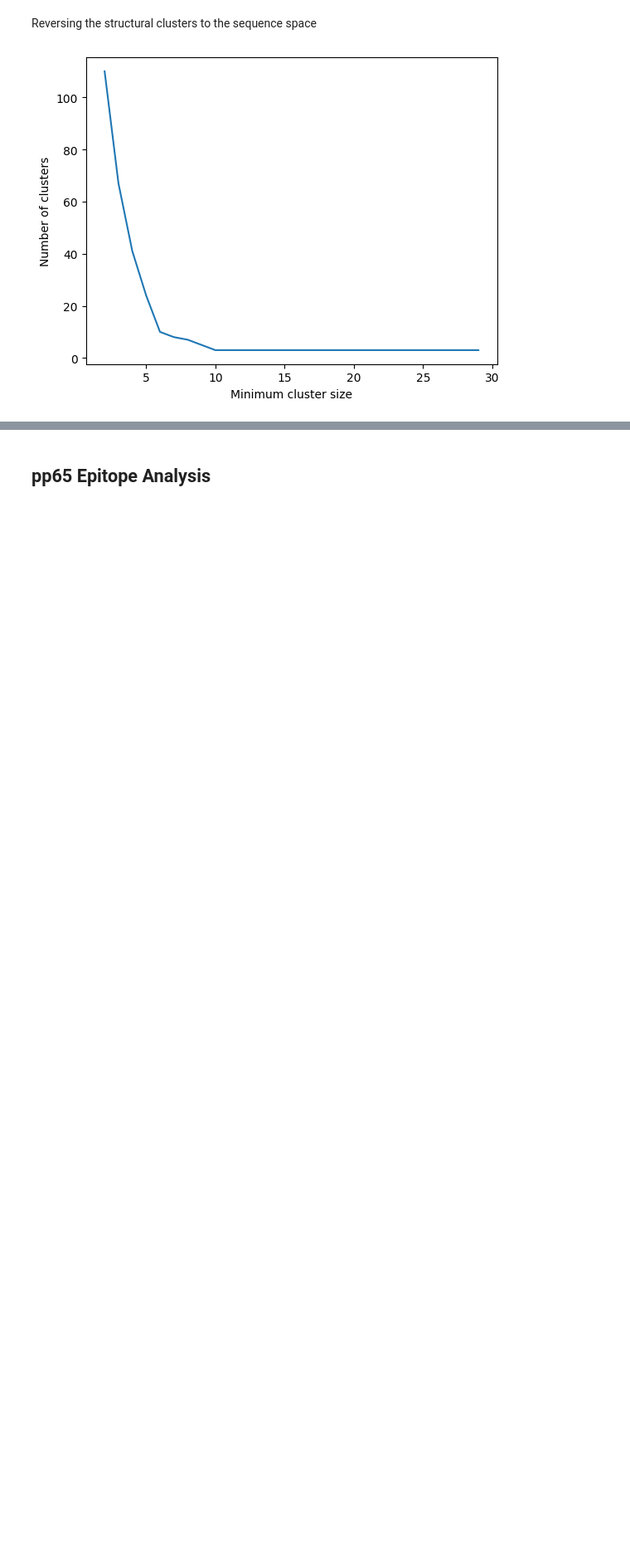
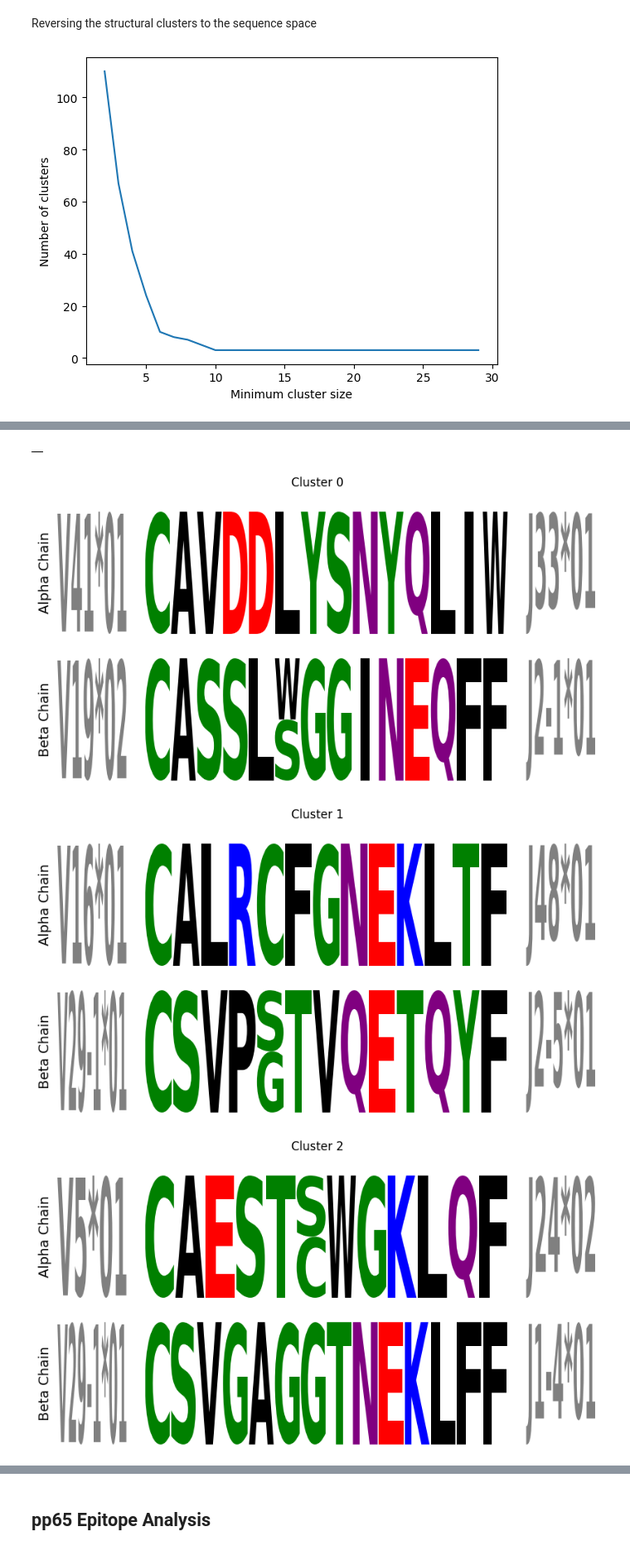
Before and after one commit to benjiemc/tcr-pmhc-predicted-structures, a Jupyter notebook: notebooks/exploring_dash_dataset.ipynb, the cells around one changed output, grey strips where cells are left out. Shown at 83% size. Cells and saved outputs as stored; diff of their text form; code cells hidden in the pictures; blank space fills up the shorter version.

```diff
--- a/notebooks/exploring_dash_dataset.ipynb
+++ b/notebooks/exploring_dash_dataset.ipynb
@@ -1522,0 +1523,12 @@ plt.show()
+# %%
+dash_bmlf.query("structural_cluster != 'None'").groupby('structural_cluster').apply(
+    make_logo_plot,
+    save=True,
+    save_name='../report/figures/dash_bmlf_motif_structure_cluster_{cluster_name}.svg',
+    include_groups=False,
+)
+# %% [output]
+|  |
+[figure, added]
+[figure, added]
+[figure, added]
```
Also changed, not shown: parts of 7 cells of this notebook.
